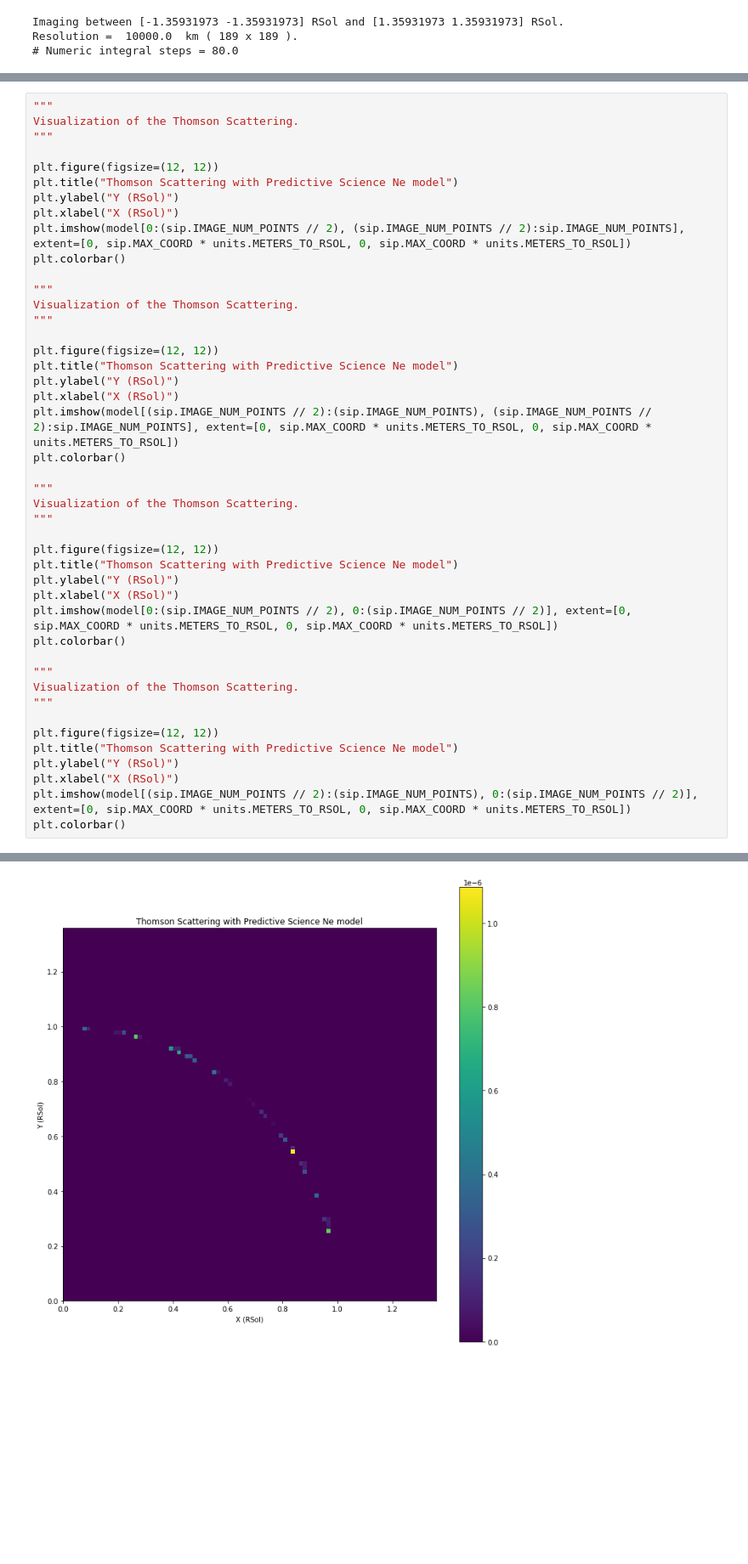
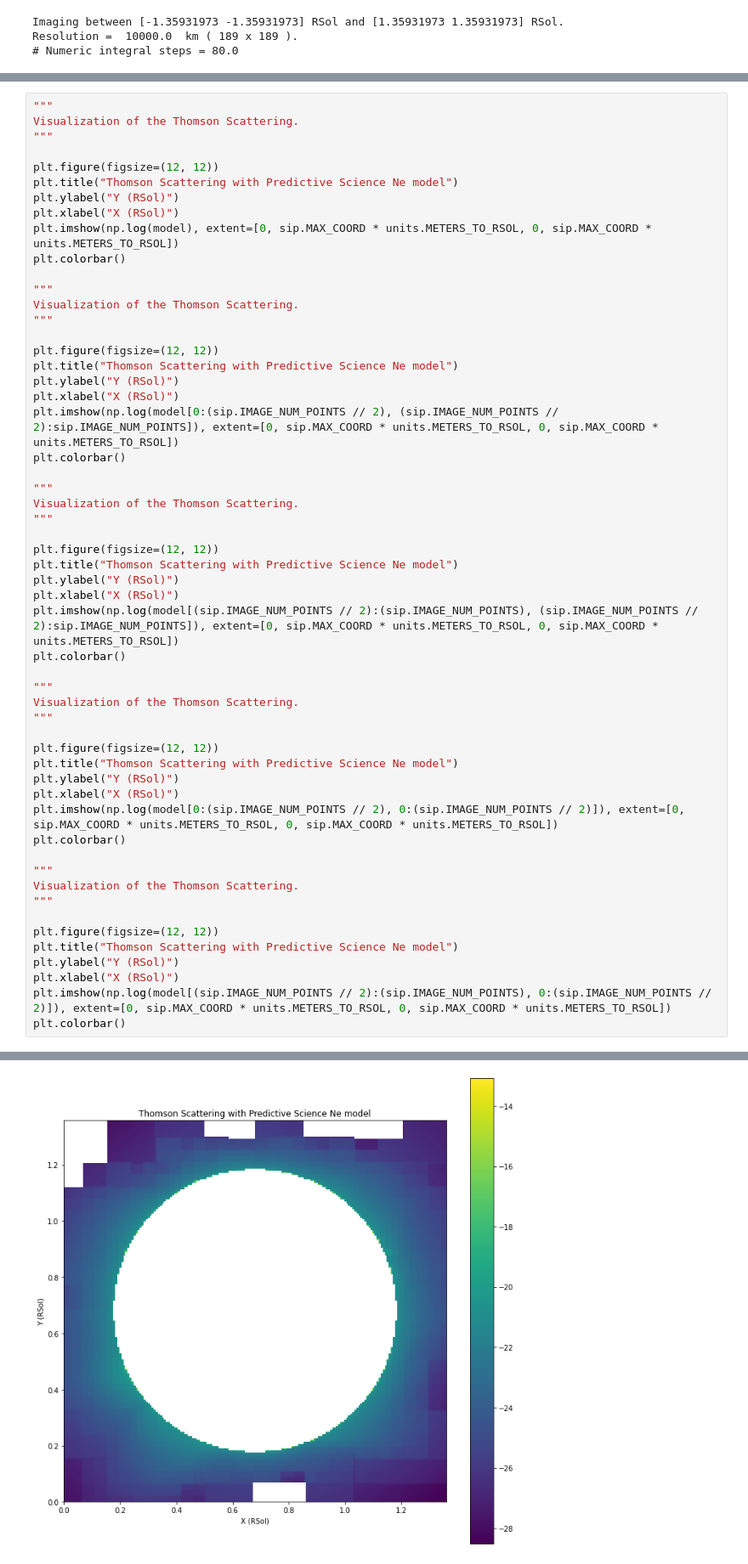
Before and after one commit to aliciavr/thomsonpy, a Jupyter notebook: src/thomsonpy/data_management/octree/solar_imager.ipynb, the cells around one changed output, grey strips where cells are left out. Shown at 85% size. Cells and saved outputs as stored; diff of their text form; blank space fills up the shorter version.

```diff
--- a/src/thomsonpy/data_management/octree/solar_imager.ipynb
+++ b/src/thomsonpy/data_management/octree/solar_imager.ipynb
@@ -156,41 +217,52 @@ plt.figure(figsize=(12, 12))
 plt.title("Thomson Scattering with Predictive Science Ne model")
 plt.ylabel("Y (RSol)")
 plt.xlabel("X (RSol)")
-plt.imshow(model[0:(sip.IMAGE_NUM_POINTS // 2), (sip.IMAGE_NUM_POINTS // 2):sip.IMAGE_NUM_POINTS], extent=[0, sip.MAX_COORD * units.METERS_TO_RSOL, 0, sip.MAX_COORD * units.METERS_TO_RSOL])
+plt.imshow(np.log(model), extent=[0, sip.MAX_COORD * units.METERS_TO_RSOL, 0, sip.MAX_COORD * units.METERS_TO_RSOL])
 plt.colorbar()
 
 """
 Visualization of the Thomson Scattering.
 """
 
 plt.figure(figsize=(12, 12))
 plt.title("Thomson Scattering with Predictive Science Ne model")
 plt.ylabel("Y (RSol)")
 plt.xlabel("X (RSol)")
-plt.imshow(model[(sip.IMAGE_NUM_POINTS // 2):(sip.IMAGE_NUM_POINTS), (sip.IMAGE_NUM_POINTS // 2):sip.IMAGE_NUM_POINTS], extent=[0, sip.MAX_COORD * units.METERS_TO_RSOL, 0, sip.MAX_COORD * units.METERS_TO_RSOL])
+plt.imshow(np.log(model[0:(sip.IMAGE_NUM_POINTS // 2), (sip.IMAGE_NUM_POINTS // 2):sip.IMAGE_NUM_POINTS]), extent=[0, sip.MAX_COORD * units.METERS_TO_RSOL, 0, sip.MAX_COORD * units.METERS_TO_RSOL])
 plt.colorbar()
 
 """
 Visualization of the Thomson Scattering.
 """
 
 plt.figure(figsize=(12, 12))
 plt.title("Thomson Scattering with Predictive Science Ne model")
 plt.ylabel("Y (RSol)")
 plt.xlabel("X (RSol)")
-plt.imshow(model[0:(sip.IMAGE_NUM_POINTS // 2), 0:(sip.IMAGE_NUM_POINTS // 2)], extent=[0, sip.MAX_COORD * units.METERS_TO_RSOL, 0, sip.MAX_COORD * units.METERS_TO_RSOL])
+plt.imshow(np.log(model[(sip.IMAGE_NUM_POINTS // 2):(sip.IMAGE_NUM_POINTS), (sip.IMAGE_NUM_POINTS // 2):sip.IMAGE_NUM_POINTS]), extent=[0, sip.MAX_COORD * units.METERS_TO_RSOL, 0, sip.MAX_COORD * units.METERS_TO_RSOL])
 plt.colorbar()
 
 """
 Visualization of the Thomson Scattering.
 """
 
 plt.figure(figsize=(12, 12))
 plt.title("Thomson Scattering with Predictive Science Ne model")
 plt.ylabel("Y (RSol)")
 plt.xlabel("X (RSol)")
-plt.imshow(model[(sip.IMAGE_NUM_POINTS // 2):(sip.IMAGE_NUM_POINTS), 0:(sip.IMAGE_NUM_POINTS // 2)], extent=[0, sip.MAX_COORD * units.METERS_TO_RSOL, 0, sip.MAX_COORD * units.METERS_TO_RSOL])
+plt.imshow(np.log(model[0:(sip.IMAGE_NUM_POINTS // 2), 0:(sip.IMAGE_NUM_POINTS // 2)]), extent=[0, sip.MAX_COORD * units.METERS_TO_RSOL, 0, sip.MAX_COORD * units.METERS_TO_RSOL])
 plt.colorbar()
+
+"""
+Visualization of the Thomson Scattering.
+"""
+
+plt.figure(figsize=(12, 12))
+plt.title("Thomson Scattering with Predictive Science Ne model")
+plt.ylabel("Y (RSol)")
+plt.xlabel("X (RSol)")
+plt.imshow(np.log(model[(sip.IMAGE_NUM_POINTS // 2):(sip.IMAGE_NUM_POINTS), 0:(sip.IMAGE_NUM_POINTS // 2)]), extent=[0, sip.MAX_COORD * units.METERS_TO_RSOL, 0, sip.MAX_COORD * units.METERS_TO_RSOL])
+plt.colorbar()
 # %% [output]
 <matplotlib.colorbar.Colorbar at 0x...>
-[figure, old version]
+[figure, new version]
```
Also changed, not shown: parts of 6 cells of this notebook.
